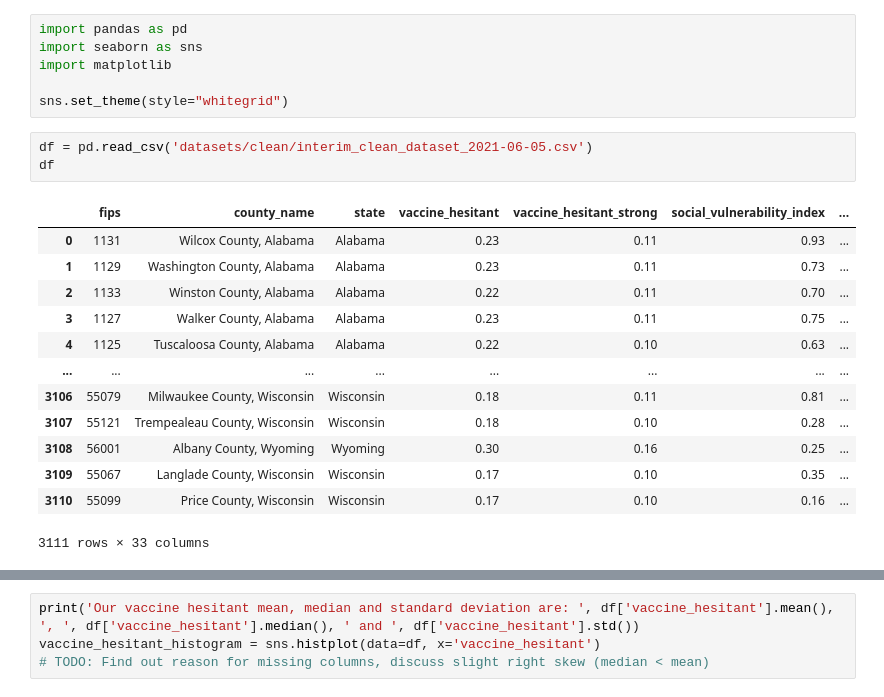
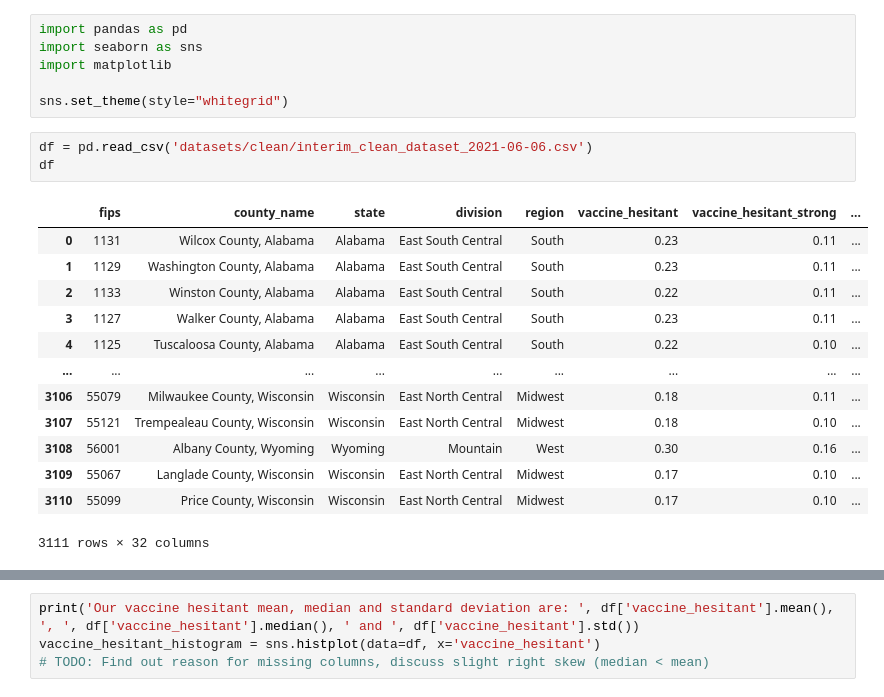
Before and after one commit to kuruparans/covid19-vaccine-hesitancy-analysis, a Jupyter notebook: exploratory-data-analysis.ipynb, the cells around one changed output, grey strips where cells are left out. Drawn from its saved outputs; the diff is of its cells as text.

```diff
--- a/exploratory-data-analysis.ipynb
+++ b/exploratory-data-analysis.ipynb
@@ -5,22 +5,22 @@ import matplotlib
 
 sns.set_theme(style="whitegrid")
 # %%
-df = pd.read_csv('datasets/clean/interim_clean_dataset_2021-06-05.csv')
+df = pd.read_csv('datasets/clean/interim_clean_dataset_2021-06-06.csv')
 df
 # %% [output]
-|  | fips | county_name | state | vaccine_hesitant | vaccine_hesitant_strong | social_vulnerability_index | ... |
-| 0 | 1131 | Wilcox County, Alabama | Alabama | 0.23 | 0.11 | 0.93 | ... |
-| 1 | 1129 | Washington County, Alabama | Alabama | 0.23 | 0.11 | 0.73 | ... |
-| 2 | 1133 | Winston County, Alabama | Alabama | 0.22 | 0.11 | 0.70 | ... |
-| 3 | 1127 | Walker County, Alabama | Alabama | 0.23 | 0.11 | 0.75 | ... |
-| 4 | 1125 | Tuscaloosa County, Alabama | Alabama | 0.22 | 0.10 | 0.63 | ... |
-| ... | ... | ... | ... | ... | ... | ... | ... |
-| 3106 | 55079 | Milwaukee County, Wisconsin | Wisconsin | 0.18 | 0.11 | 0.81 | ... |
-| 3107 | 55121 | Trempealeau County, Wisconsin | Wisconsin | 0.18 | 0.10 | 0.28 | ... |
-| 3108 | 56001 | Albany County, Wyoming | Wyoming | 0.30 | 0.16 | 0.25 | ... |
-| 3109 | 55067 | Langlade County, Wisconsin | Wisconsin | 0.17 | 0.10 | 0.35 | ... |
-| 3110 | 55099 | Price County, Wisconsin | Wisconsin | 0.17 | 0.10 | 0.16 | ... |
+|  | fips | county_name | state | division | region | vaccine_hesitant | vaccine_hesitant_strong | ... |
+| 0 | 1131 | Wilcox County, Alabama | Alabama | East South Central | South | 0.23 | 0.11 | ... |
+| 1 | 1129 | Washington County, Alabama | Alabama | East South Central | South | 0.23 | 0.11 | ... |
+| 2 | 1133 | Winston County, Alabama | Alabama | East South Central | South | 0.22 | 0.11 | ... |
+| 3 | 1127 | Walker County, Alabama | Alabama | East South Central | South | 0.23 | 0.11 | ... |
+| 4 | 1125 | Tuscaloosa County, Alabama | Alabama | East South Central | South | 0.22 | 0.10 | ... |
+| ... | ... | ... | ... | ... | ... | ... | ... | ... |
+| 3106 | 55079 | Milwaukee County, Wisconsin | Wisconsin | East North Central | Midwest | 0.18 | 0.11 | ... |
+| 3107 | 55121 | Trempealeau County, Wisconsin | Wisconsin | East North Central | Midwest | 0.18 | 0.10 | ... |
+| 3108 | 56001 | Albany County, Wyoming | Wyoming | Mountain | West | 0.30 | 0.16 | ... |
+| 3109 | 55067 | Langlade County, Wisconsin | Wisconsin | East North Central | Midwest | 0.17 | 0.10 | ... |
+| 3110 | 55099 | Price County, Wisconsin | Wisconsin | East North Central | Midwest | 0.17 | 0.10 | ... |
-3111 rows × 33 columns
+3111 rows × 32 columns
 # %%
 # TODO: Bar charts (univariate) to explore vaccine hesitancy cluster groups along demographic data
 # TODO: Scatterplots and heatmaps to visualize correlations between vaccine hesitancy and demographic variables
```
Also changed, not shown: parts of 6 cells of this notebook.
